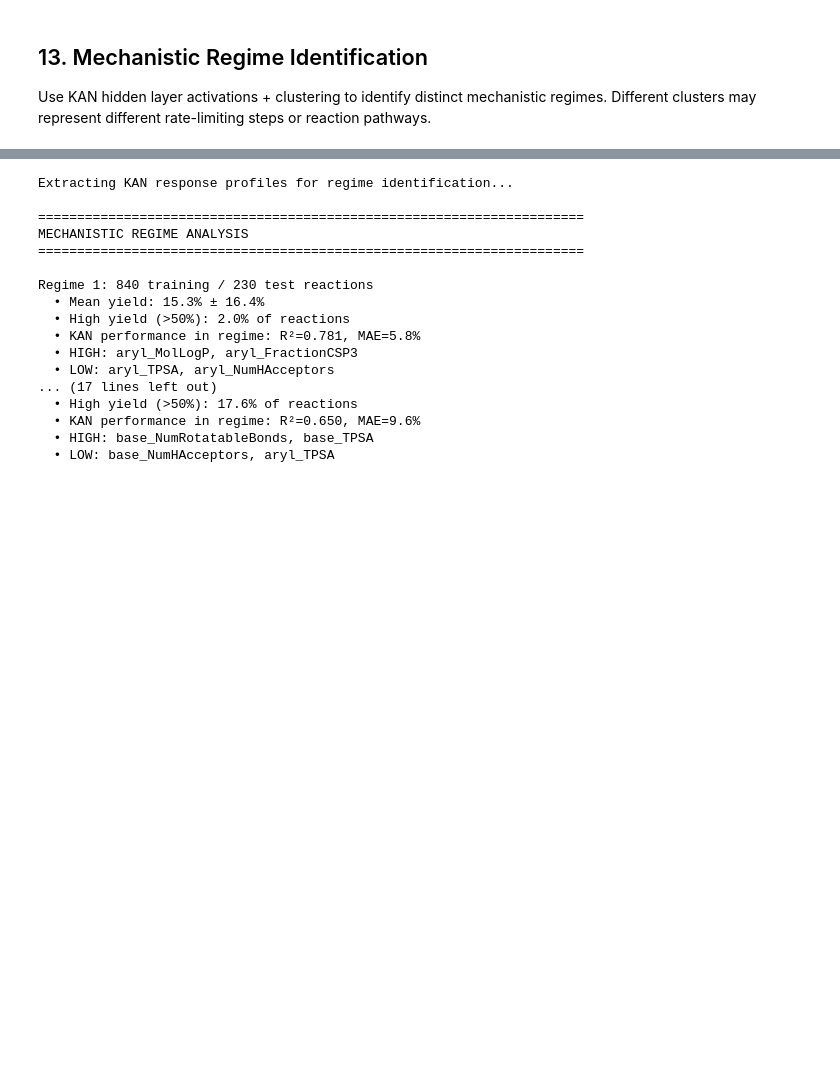
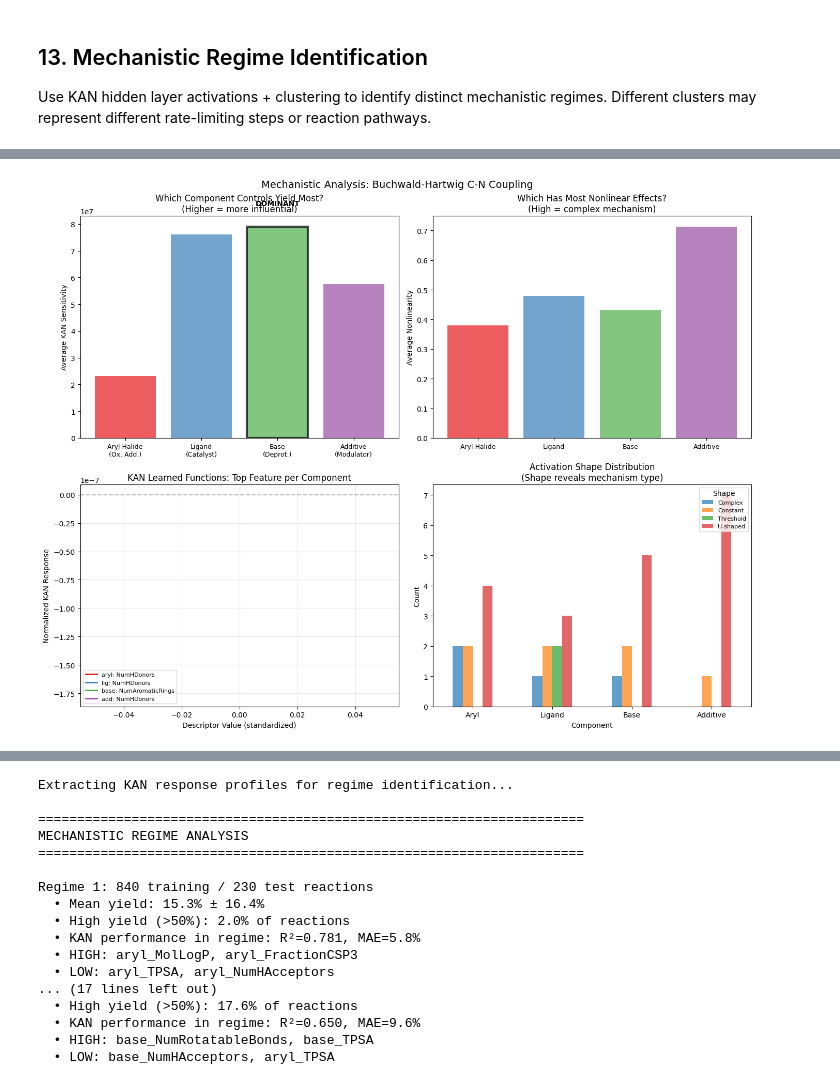
Before and after one commit to gabegomes/pycse, a Jupyter notebook: src/pycse/examples/KAN_Chemistry_Yield_Prediction.ipynb, the cells around one changed output, grey strips where cells are left out. Cells and saved outputs as stored; diff of their text form; code cells hidden in the pictures; blank space fills up the shorter version.

```diff
--- a/src/pycse/examples/KAN_Chemistry_Yield_Prediction.ipynb
+++ b/src/pycse/examples/KAN_Chemistry_Yield_Prediction.ipynb
@@ -1462,0 +1298,74 @@ Use KAN hidden layer activations + clustering to identify distinct mechanistic r
+# %%
+# Visualize which mechanistic step controls yield
+fig, axes = plt.subplots(2, 2, figsize=(14, 11))
+
+# 1. Component importance by sensitivity
+comp_names = ['Aryl Halide (Substrate)', 'Ligand (Catalyst)', 'Base', 'Additive']
+avg_sensitivities = [component_analysis[c]['Sensitivity'].mean() for c in comp_names]
+colors = ['#e41a1c', '#377eb8', '#4daf4a', '#984ea3']
+
+bars = axes[0, 0].bar(range(4), avg_sensitivities, color=colors, alpha=0.7)
+axes[0, 0].set_xticks(range(4))
+axes[0, 0].set_xticklabels(['Aryl Halide\n(Ox. Add.)', 'Ligand\n(Catalyst)',
+                            'Base\n(Deprot.)', 'Additive\n(Modulator)'], fontsize=9)
+axes[0, 0].set_ylabel('Average KAN Sensitivity')
+axes[0, 0].set_title('Which Component Controls Yield Most?\n(Higher = more influential)')
+
+# Highlight most important
+max_idx = np.argmax(avg_sensitivities)
+bars[max_idx].set_edgecolor('black')
+bars[max_idx].set_linewidth(3)
+axes[0, 0].annotate('DOMINANT', xy=(max_idx, avg_sensitivities[max_idx]),
+                    xytext=(max_idx, avg_sensitivities[max_idx]*1.1),
+                    ha='center', fontweight='bold', fontsize=10)
+
+# 2. Nonlinearity by component (reveals complex mechanistic control)
+avg_nonlinearities = [component_analysis[c]['Nonlinearity'].mean() for c in comp_names]
+bars2 = axes[0, 1].bar(range(4), avg_nonlinearities, color=colors, alpha=0.7)
+axes[0, 1].set_xticks(range(4))
+axes[0, 1].set_xticklabels(['Aryl Halide', 'Ligand', 'Base', 'Additive'], fontsize=9)
+axes[0, 1].set_ylabel('Average Nonlinearity')
+axes[0, 1].set_title('Which Has Most Nonlinear Effects?\n(High = complex mechanism)')
+
+# 3. KAN activation profiles for most sensitive features from each component
+axes[1, 0].set_title('KAN Learned Functions: Top Feature per Component')
+for i, (comp_name, color) in enumerate(zip(comp_names, colors)):
+    top_feat = component_analysis[comp_name].iloc[0]['Feature']
+    idx = feature_names.index(top_feat)
+
+    x_range = np.linspace(X_scaled[:, idx].min(), X_scaled[:, idx].max(), 100)
+    X_temp = np.tile(X_scaled.mean(axis=0), (100, 1))
+    X_temp[:, idx] = x_range
+    y_pred = kan.predict(X_temp)
+
+    # Normalize for comparison
+    y_norm = (y_pred - y_pred.mean()) / (y_pred.std() + 1e-8)
+
+    label = f"{top_feat.split('_')[0]}: {top_feat.split('_')[1]}"
+    axes[1, 0].plot(x_range, y_norm, color=color, linewidth=2, label=label)
+
+axes[1, 0].set_xlabel('Descriptor Value (standardized)')
+axes[1, 0].set_ylabel('Normalized KAN Response')
+axes[1, 0].legend(fontsize=8)
+axes[1, 0].grid(True, alpha=0.3)
+axes[1, 0].axhline(0, color='gray', linestyle='--', alpha=0.5)
+
+# 4. Shape distribution reveals mechanism type
+shape_by_comp = {}
+for comp_name in comp_names:
+    shapes = component_analysis[comp_name]['Shape'].value_counts()
+    shape_by_comp[comp_name.split()[0]] = shapes
+
+shape_df = pd.DataFrame(shape_by_comp).fillna(0).T
+shape_df.plot(kind='bar', ax=axes[1, 1], alpha=0.7)
+axes[1, 1].set_xlabel('Component')
+axes[1, 1].set_ylabel('Count')
+axes[1, 1].set_title('Activation Shape Distribution\n(Shape reveals mechanism type)')
+axes[1, 1].legend(title='Shape', fontsize=8, loc='upper right')
+axes[1, 1].tick_params(axis='x', rotation=0)
+
+plt.suptitle('Mechanistic Analysis: Buchwald-Hartwig C-N Coupling', fontsize=14)
+plt.tight_layout()
+plt.show()
+# %% [output]
+[figure, added]
```
Also changed, not shown: parts of 7 cells of this notebook.
